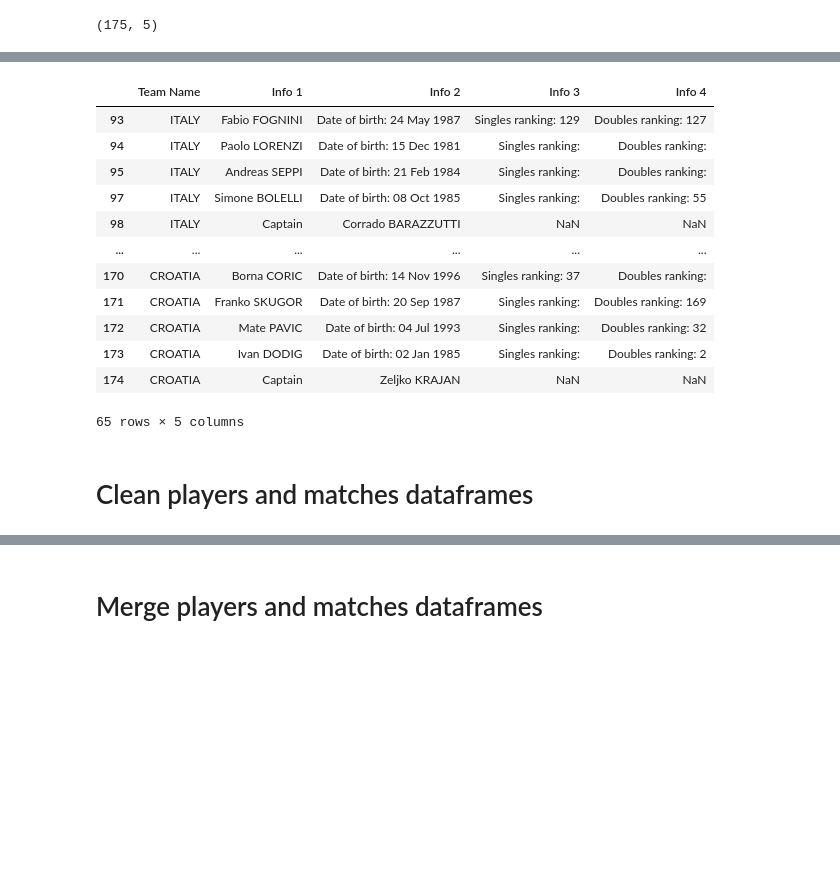
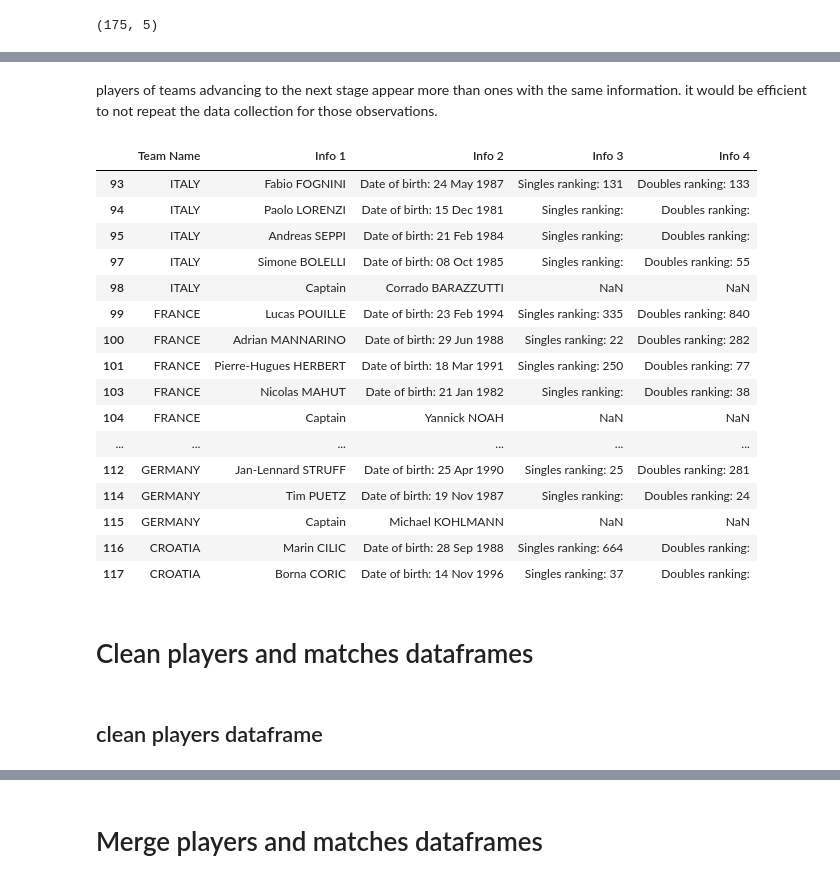
Before and after one commit to AEGDDI/davis-cup, a Jupyter notebook: all years.ipynb, the cells around one changed output, grey strips where cells are left out. Drawn from its saved outputs; the diff is of its cells as text; code cells hidden in the pictures; blank space fills up the shorter version.

Commit message:
fix merging
fix merging process for one season despite not having all observations

```diff
--- a/all years.ipynb
+++ b/all years.ipynb
@@ -14,7 +18,7 @@ import time
 def extract_matches_df(url):
     try:
         # Initialize Selenium
-        chrome_service = ChromeService("C:/Users/ALESSANDRO/Downloads/chromedriver.exe")
+        chrome_service = ChromeService(f"C:/Users/{user}/Downloads/chromedriver.exe")
         chrome_service.start()
         chrome_options = Options()
         chrome_options.add_argument("--headless")
@@ -202,7 +208,7 @@ def extract_matches_df(url):
 def extract_players_df(url):
     try:
         # Initialize Selenium
-        chrome_service = ChromeService("C:/Users/ALESSANDRO/Downloads/chromedriver.exe")
+        chrome_service = ChromeService(f"C:/Users/{user}/Downloads/chromedriver.exe")
         chrome_service.start()
         chrome_options = Options()
         chrome_options.add_argument("--headless")
@@ -425,29 +367,0 @@ def to_df(links):
-# %%
-# Usage example:
-# URL of the webpage
-url = "https://www.daviscup.com/en/draws-results/historic-format/world-group.aspx"
-
-# Navigate to the webpage
-driver = webdriver.Chrome(executable_path="C:/Users/ALESSANDRO/Downloads/chromedriver.exe")
-driver.get(url)
-
-try:
-    # Wait for the page to load
-    driver.implicitly_wait(10)  # You can adjust the waiting time as needed
-
-    # Find all links with class "tie-link" within the tables
-    tie_links = driver.find_elements(By.CSS_SELECTOR, "table.tie.ng-scope a.tie-link")
-
-    # Initialize a list to store the extracted links
-    links = []
-
-    # Extract the links
-    for link in tie_links:
-        href = link.get_attribute("href")
-        links.append(href)
-
-    # Call the function to scrape and transform the data
-    matches_df, players_df = to_df(links)
-
-finally:
-    driver.quit()
@@ -519,26 +415,34 @@ players_df.iloc[90:110]
 | 107 | SPAIN | Feliciano LOPEZ | Date of birth: 20 Sep 1981 | Singles ranking: 460 | Doubles ranking: |
 | 108 | SPAIN | David FERRER | Date of birth: 02 Apr 1982 | Singles ranking: | Doubles ranking: |
 | 109 | SPAIN | Captain | Sergi BRUGUERA | NaN | NaN |
+# %% [markdown]
+players of teams advancing to the next stage appear more than ones with the same information. it would be efficient to not repeat the data collection for those observations.
 # %%
 duplicate_rows = players_df.duplicated()
 duplicate_rows_df = players_df[duplicate_rows]
-duplicate_rows_df
+duplicate_rows_df.head(20)
 # %% [output]
 |  | Team Name | Info 1 | Info 2 | Info 3 | Info 4 |
-| 93 | ITALY | Fabio FOGNINI | Date of birth: 24 May 1987 | Singles ranking: 129 | Doubles ranking: 127 |
+| 93 | ITALY | Fabio FOGNINI | Date of birth: 24 May 1987 | Singles ranking: 131 | Doubles ranking: 133 |
 | 94 | ITALY | Paolo LORENZI | Date of birth: 15 Dec 1981 | Singles ranking: | Doubles ranking: |
 | 95 | ITALY | Andreas SEPPI | Date of birth: 21 Feb 1984 | Singles ranking: | Doubles ranking: |
 | 97 | ITALY | Simone BOLELLI | Date of birth: 08 Oct 1985 | Singles ranking: | Doubles ranking: 55 |
 | 98 | ITALY | Captain | Corrado BARAZZUTTI | NaN | NaN |
+| 99 | FRANCE | Lucas POUILLE | Date of birth: 23 Feb 1994 | Singles ranking: 335 | Doubles ranking: 840 |
+| 100 | FRANCE | Adrian MANNARINO | Date of birth: 29 Jun 1988 | Singles ranking: 22 | Doubles ranking: 282 |
+| 101 | FRANCE | Pierre-Hugues HERBERT | Date of birth: 18 Mar 1991 | Singles ranking: 250 | Doubles ranking: 77 |
+| 103 | FRANCE | Nicolas MAHUT | Date of birth: 21 Jan 1982 | Singles ranking: | Doubles ranking: 38 |
+| 104 | FRANCE | Captain | Yannick NOAH | NaN | NaN |
 | ... | ... | ... | ... | ... | ... |
-| 170 | CROATIA | Borna CORIC | Date of birth: 14 Nov 1996 | Singles ranking: 37 | Doubles ranking: |
-| 171 | CROATIA | Franko SKUGOR | Date of birth: 20 Sep 1987 | Singles ranking: | Doubles ranking: 169 |
-| 172 | CROATIA | Mate PAVIC | Date of birth: 04 Jul 1993 | Singles ranking: | Doubles ranking: 32 |
-| 173 | CROATIA | Ivan DODIG | Date of birth: 02 Jan 1985 | Singles ranking: | Doubles ranking: 2 |
-| 174 | CROATIA | Captain | Zeljko KRAJAN | NaN | NaN |
+| 112 | GERMANY | Jan-Lennard STRUFF | Date of birth: 25 Apr 1990 | Singles ranking: 25 | Doubles ranking: 281 |
+| 114 | GERMANY | Tim PUETZ | Date of birth: 19 Nov 1987 | Singles ranking: | Doubles ranking: 24 |
+| 115 | GERMANY | Captain | Michael KOHLMANN | NaN | NaN |
+| 116 | CROATIA | Marin CILIC | Date of birth: 28 Sep 1988 | Singles ranking: 664 | Doubles ranking: |
+| 117 | CROATIA | Borna CORIC | Date of birth: 14 Nov 1996 | Singles ranking: 37 | Doubles ranking: |
-65 rows × 5 columns
 # %% [markdown]
 # Clean players and matches dataframes
+# %% [markdown]
+## clean players dataframe
 # %%
 def clean_players_df(players_df):
     # Remove rows where Info 1 is equal to "captain"
```
Also changed, not shown: parts of 25 cells of this notebook, 1 other file.
